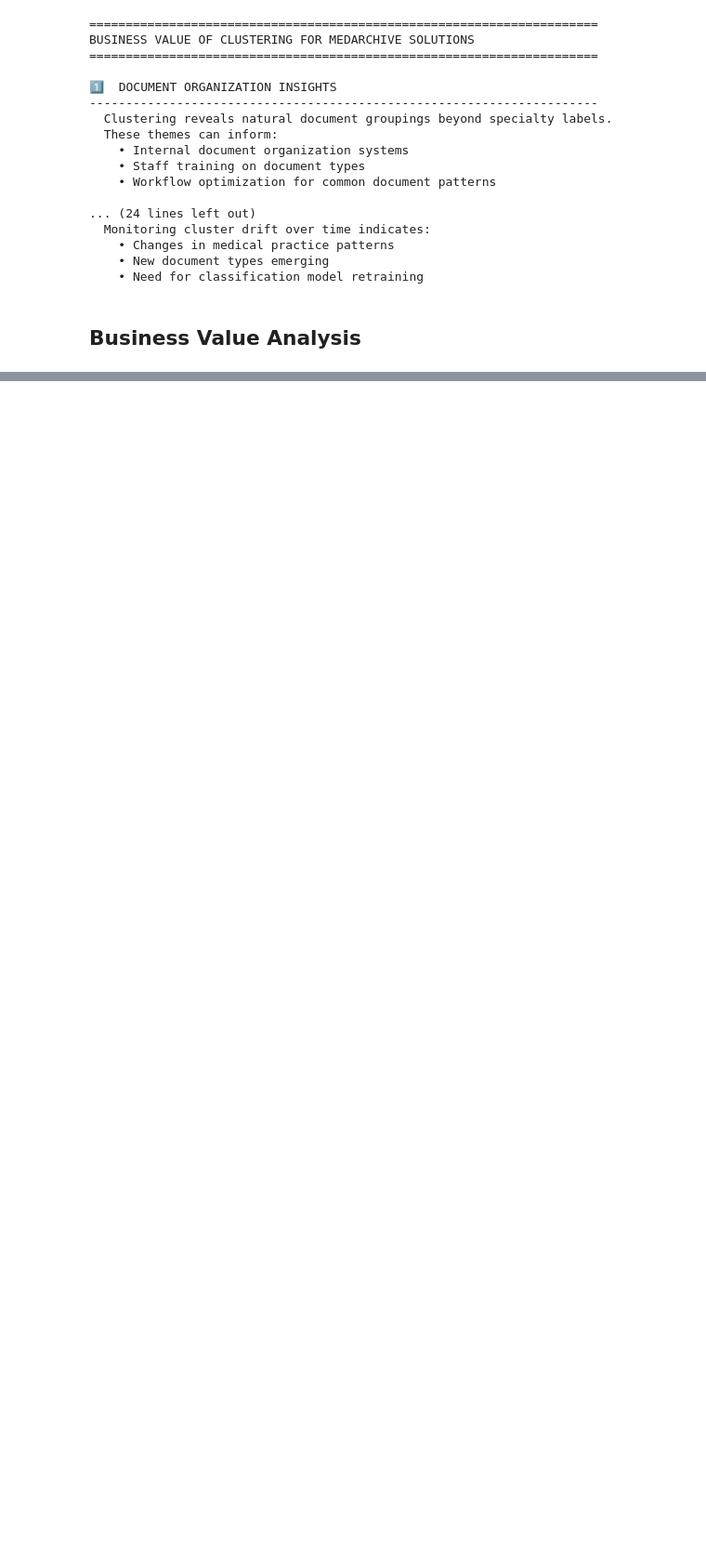
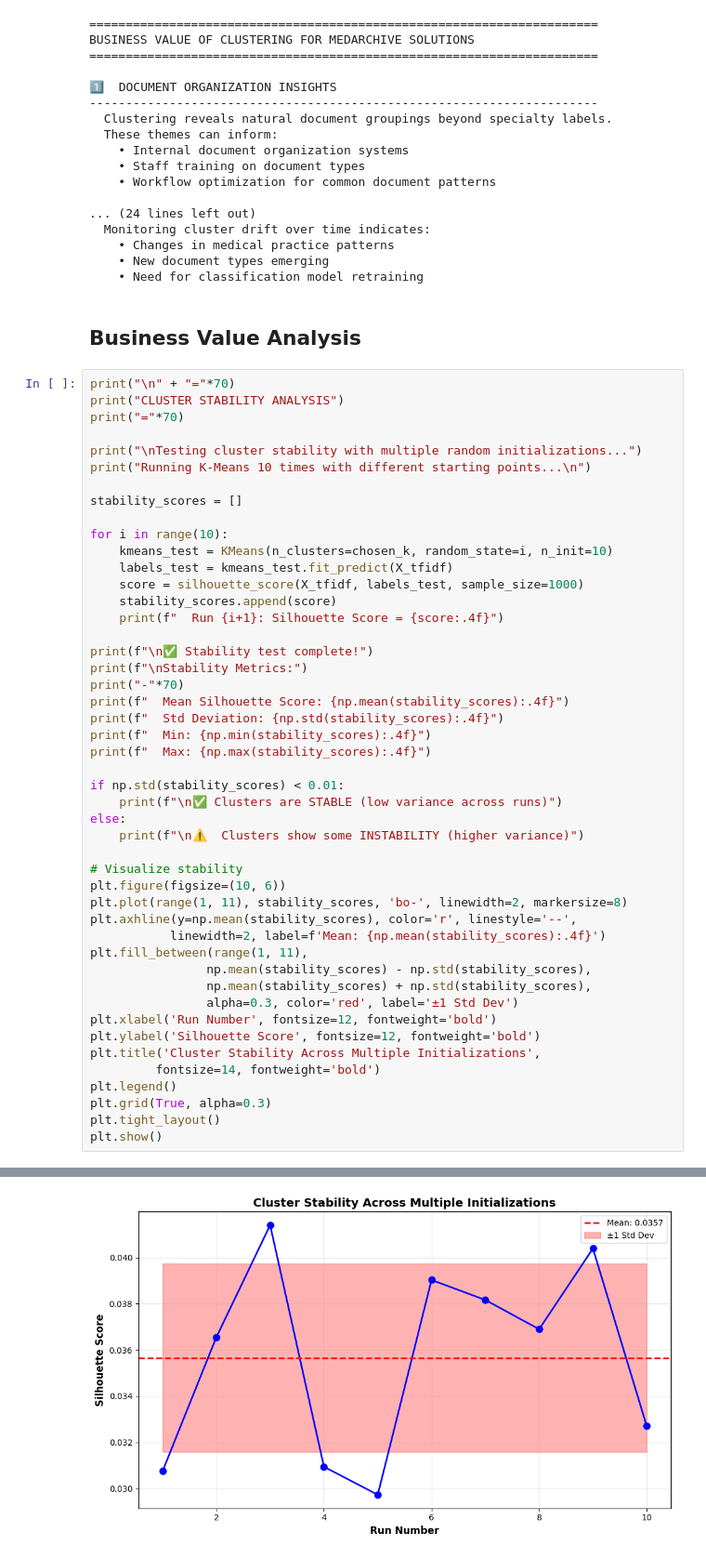
Before and after one commit to DasunNirmal/medical-ml-final-project, a Jupyter notebook: notebooks/3_clustering_analysis.ipynb, the cells around one changed output, grey strips where cells are left out. Shown at 93% size. Saved outputs shown, nothing was run; the diff lists cells and outputs as text; blank space fills up the shorter version.

```diff
--- a/notebooks/3_clustering_analysis.ipynb
+++ b/notebooks/3_clustering_analysis.ipynb
@@ -776,3 +776,51 @@ BUSINESS VALUE OF CLUSTERING FOR MEDARCHIVE SOLUTIONS
 ## Business Value Analysis
 <!-- Purpose: Translate clustering findings into business insights
 Shows how clustering adds value beyond classification -->
+# %%
+print("\n" + "="*70)
+print("CLUSTER STABILITY ANALYSIS")
+print("="*70)
+
+print("\nTesting cluster stability with multiple random initializations...")
+print("Running K-Means 10 times with different starting points...\n")
+
+stability_scores = []
+
+for i in range(10):
+    kmeans_test = KMeans(n_clusters=chosen_k, random_state=i, n_init=10)
+    labels_test = kmeans_test.fit_predict(X_tfidf)
+    score = silhouette_score(X_tfidf, labels_test, sample_size=1000)
+    stability_scores.append(score)
+    print(f"  Run {i+1}: Silhouette Score = {score:.4f}")
+
+print(f"\n✅ Stability test complete!")
+print(f"\nStability Metrics:")
+print("-"*70)
+print(f"  Mean Silhouette Score: {np.mean(stability_scores):.4f}")
+print(f"  Std Deviation: {np.std(stability_scores):.4f}")
+print(f"  Min: {np.min(stability_scores):.4f}")
+print(f"  Max: {np.max(stability_scores):.4f}")
+
+if np.std(stability_scores) < 0.01:
+    print(f"\n✅ Clusters are STABLE (low variance across runs)")
+else:
+    print(f"\n⚠️  Clusters show some INSTABILITY (higher variance)")
+
+# Visualize stability
+plt.figure(figsize=(10, 6))
+plt.plot(range(1, 11), stability_scores, 'bo-', linewidth=2, markersize=8)
+plt.axhline(y=np.mean(stability_scores), color='r', linestyle='--',
+           linewidth=2, label=f'Mean: {np.mean(stability_scores):.4f}')
+plt.fill_between(range(1, 11),
+                np.mean(stability_scores) - np.std(stability_scores),
+                np.mean(stability_scores) + np.std(stability_scores),
+                alpha=0.3, color='red', label='±1 Std Dev')
+plt.xlabel('Run Number', fontsize=12, fontweight='bold')
+plt.ylabel('Silhouette Score', fontsize=12, fontweight='bold')
+plt.title('Cluster Stability Across Multiple Initializations',
+         fontsize=14, fontweight='bold')
+plt.legend()
+plt.grid(True, alpha=0.3)
+plt.tight_layout()
+plt.show()
+# %% [output]
@@ -778,0 +844 @@ Shows how clustering adds value beyond classification -->
+[figure, added]
```
Also changed, not shown: parts of 12 cells of this notebook, 1 other file.
